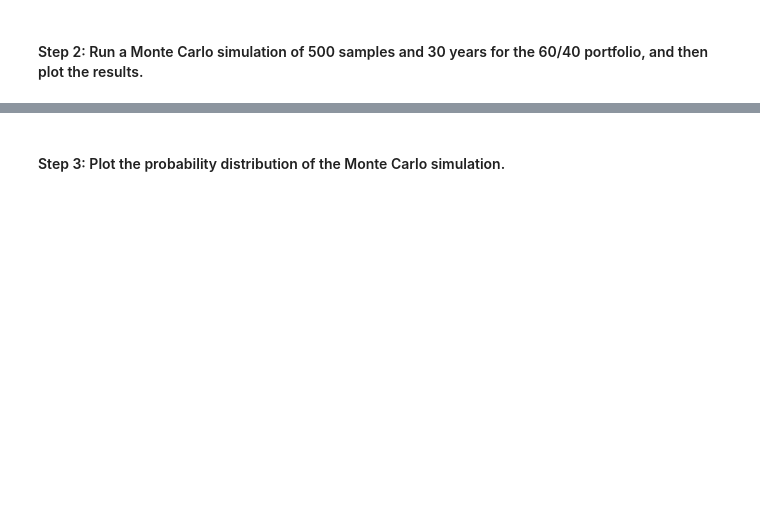
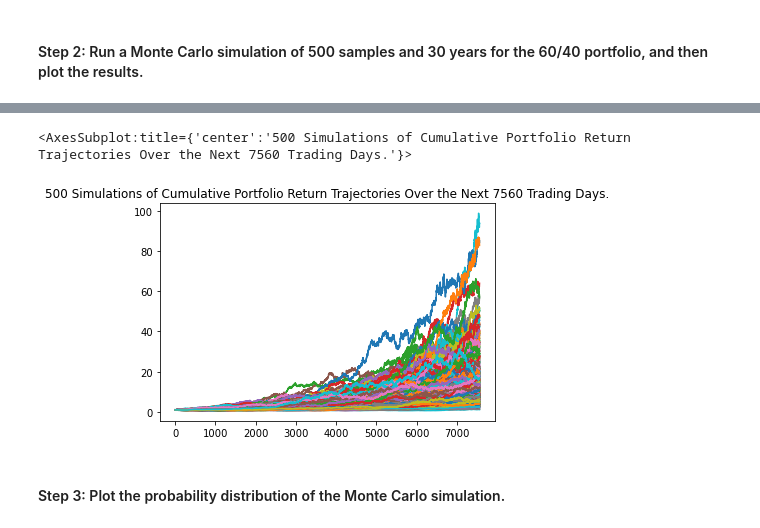
Before and after one commit to briggslalor/Challenge_5, a Jupyter notebook: financial_planning_tools.ipynb, the cells around one changed output, grey strips where cells are left out. Drawn from its saved outputs; the diff is of its cells as text; code cells hidden in the pictures; blank space fills up the shorter version.

Commit message:
Commit containing the completed Part 2 of the project including both Monte Carlo simulations

```diff
--- a/financial_planning_tools.ipynb
+++ b/financial_planning_tools.ipynb
@@ -407,19 +407,19 @@ In this section, you’ll use the MCForecastTools library to create a Monte Carl
 # %%
 # Set start and end dates of 3 years back from your current date
 # Alternatively, you can use an end date of 2020-08-07 and work 3 years back from that date
-# YOUR CODE HERE
-# YOUR CODE HERE
+mc_start_date = pd.Timestamp('2017-08-07', tz = 'America/New_York').isoformat()
+mc_end_date = pd.Timestamp('2020-08-07', tz = 'America/New_York').isoformat()
 
 # Set number of rows to 1000 to retrieve the maximum amount of rows
-# YOUR CODE HERE
+limit_rows = 1000
 # %%
 # Use the Alpaca get_barset function to make the API call to get the 3 years worth of pricing data
 # The tickers and timeframe parameters should have been set in Part 1 of this activity
 # The start and end dates should be updated with the information set above
 # Remember to add the df property to the end of the call so the response is returned as a DataFrame
-# YOUR CODE HERE
+mc_prices_df = alpaca.get_barset(tickers, timeframe, start = mc_start_date, end = mc_end_date, limit = limit_rows).df
 
 
 # Display both the first and last five rows of the DataFrame
-# YOUR CODE HERE
-# YOUR CODE HERE
+display(mc_prices_df.head())
+display(mc_prices_df.tail())
@@ -429,7 +446,7 @@ In this section, you’ll use the MCForecastTools library to create a Monte Carl
 # Configure the Monte Carlo simulation to forecast 30 years cumulative returns
 # The weights should be split 40% to AGG and 60% to SPY.
 # Run 500 samples.
-# YOUR CODE HERE
+mc_simulation = MCSimulation(mc_prices_df, weights = [.4, .6], num_simulation = 500, num_trading_days = 252 * 30)
 
 # Review the simulation input data
-# YOUR CODE HERE
+mc_simulation.portfolio_data.head()
@@ -439,7 +496,10 @@ In this section, you’ll use the MCForecastTools library to create a Monte Carl
 # %%
 # Visualize the 30-year Monte Carlo simulation by creating an
 # overlay line plot
-# YOUR CODE HERE
+mc_simulation.plot_simulation()
+# %% [output]
+<AxesSubplot:title={'center':'500 Simulations of Cumulative Portfolio Return Trajectories Over the Next 7560 Trading Days.'}>
+[figure, added]
 # %% [markdown]
 #### Step 3: Plot the probability distribution of the Monte Carlo simulation.
 # %%
```
Also changed, not shown: parts of 16 cells of this notebook.
